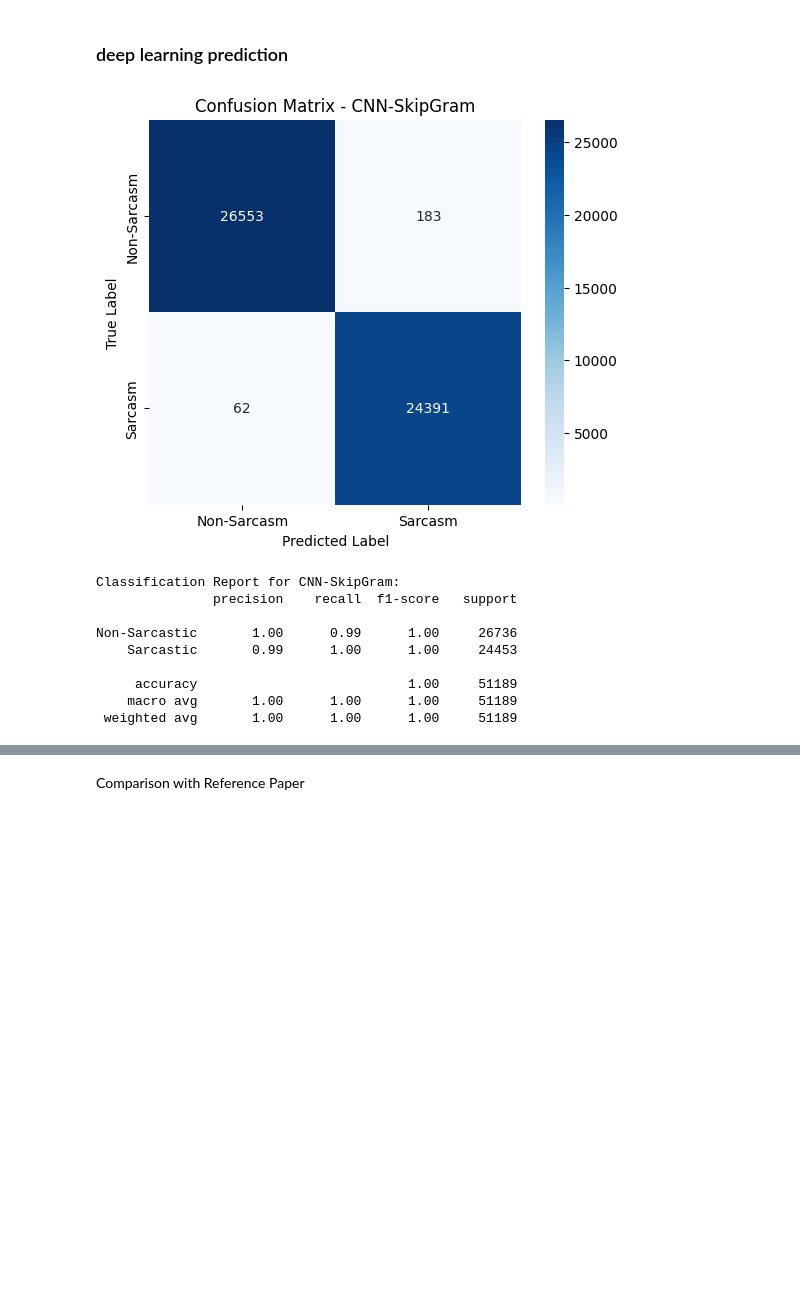
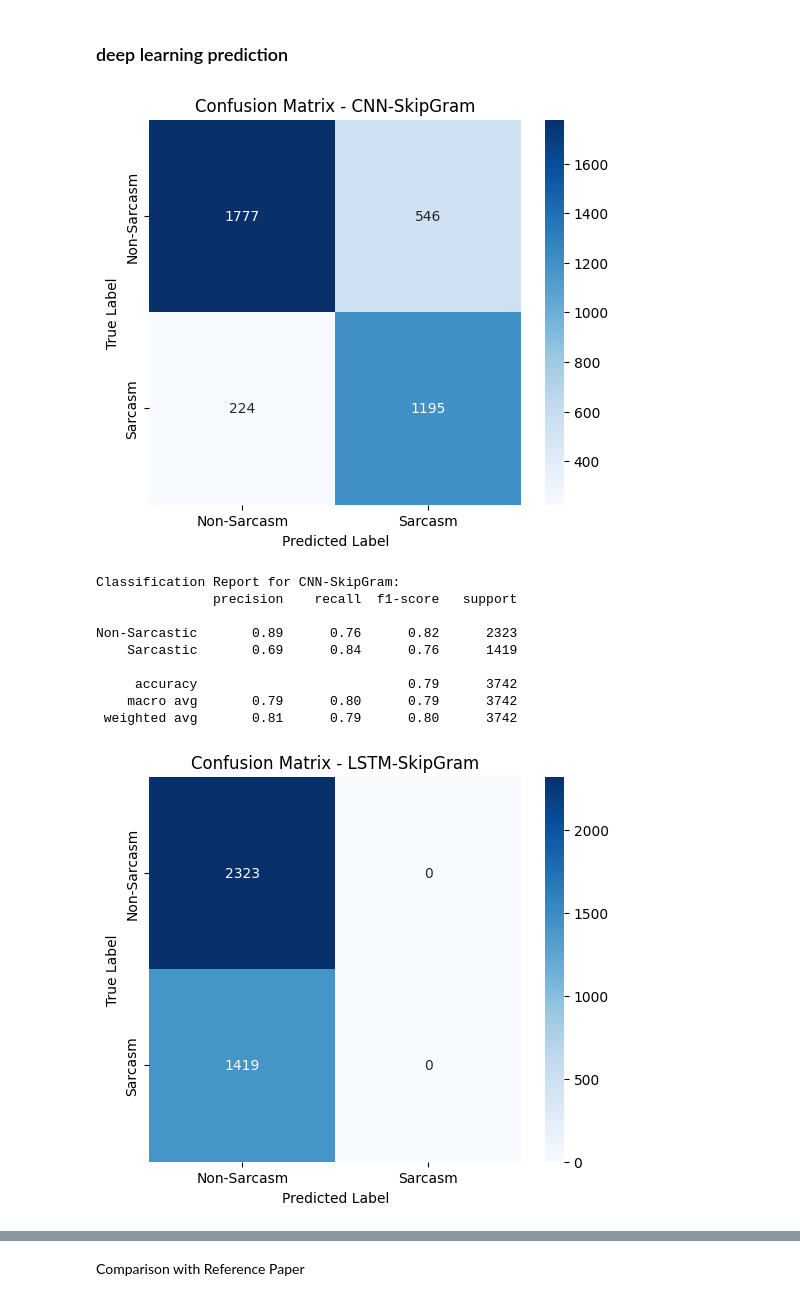
Before and after one commit to Lynchrocket/Sarcasm-Detection_HoNLP, a Jupyter notebook: SARCASM-DETECTION.ipynb, the cells around one changed output, grey strips where cells are left out. Saved outputs shown, nothing was run; the diff lists cells and outputs as text; code cells hidden in the pictures; blank space fills up the shorter version.

Commit message:
re-test using right test dataset

```diff
--- a/SARCASM-DETECTION.ipynb
+++ b/SARCASM-DETECTION.ipynb
@@ -360,20 +359,26 @@ model_paths = {
 # %%
 y_true = np.array(test_df['Label'])
 # %%
-model = load_model("./model/model_cnn_skipgram_10.pth")
-y_pred = predict(model, X_test_skipgram)
+for model_name, file_path in model_paths.items():
+    model = load_model(file_path)
+    if model_name.endswith("SkipGram"):
+        X_test_tensor = X_test_skipgram
+    elif model_name.endswith("FastText"):
+        X_test_tensor = X_test_fasttext
+    y_pred = predict(model, X_test_tensor)
 
-plot_confusion_matrix(y_true, y_pred, title=f"Confusion Matrix - CNN-SkipGram")
-print(f"\nClassification Report for CNN-SkipGram:")
-show_classification_report(y_true, y_pred)
+    plot_confusion_matrix(y_true, y_pred, title=f"Confusion Matrix - {model_name}")
+    print(f"\nClassification Report for {model_name}:")
+    show_classification_report(y_true, y_pred)
 # %% [output]
-[figure, old version]
+[figure, new version]
 Classification Report for CNN-SkipGram:
                precision    recall  f1-score   support
 
-Non-Sarcastic       1.00      0.99      1.00     26736
-    Sarcastic       0.99      1.00      1.00     24453
+Non-Sarcastic       0.89      0.76      0.82      2323
+    Sarcastic       0.69      0.84      0.76      1419
 
-     accuracy                           1.00     51189
-    macro avg       1.00      1.00      1.00     51189
- weighted avg       1.00      1.00      1.00     51189
+     accuracy                           0.79      3742
+    macro avg       0.79      0.80      0.79      3742
+ weighted avg       0.81      0.79      0.80      3742
+[figure, added]
```
Also changed, not shown: parts of 16 cells of this notebook, 8 other files.
